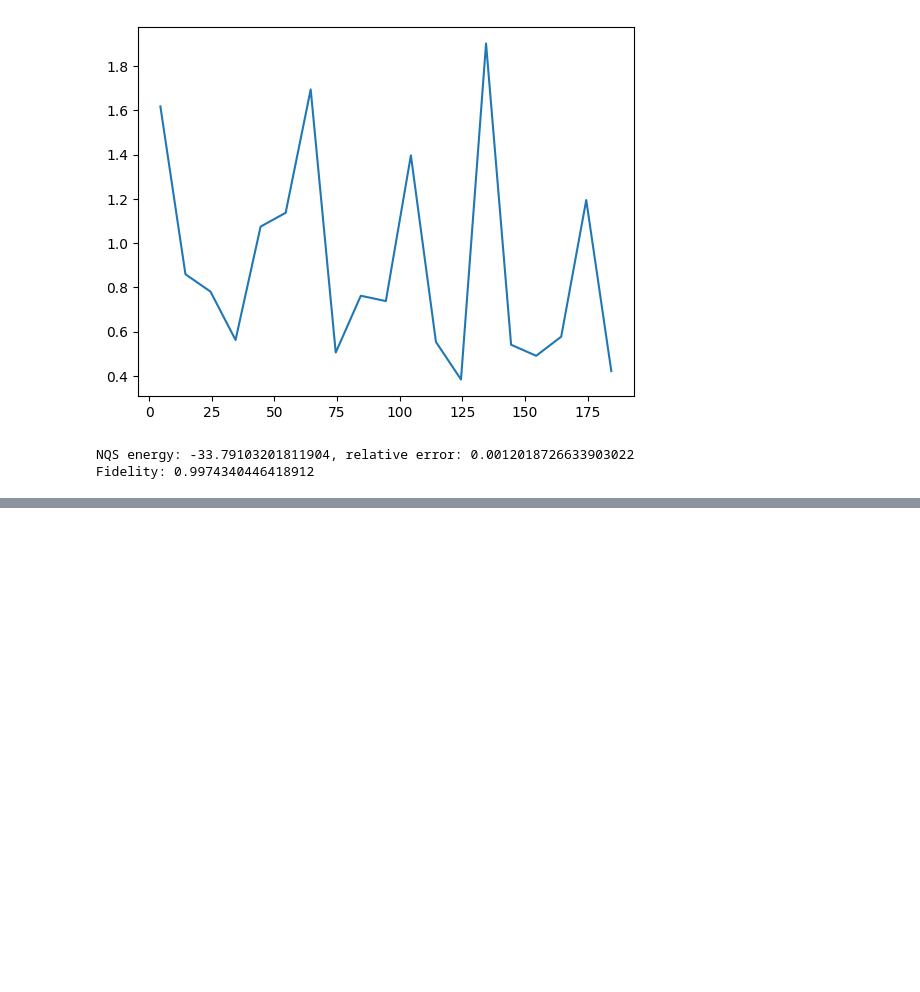
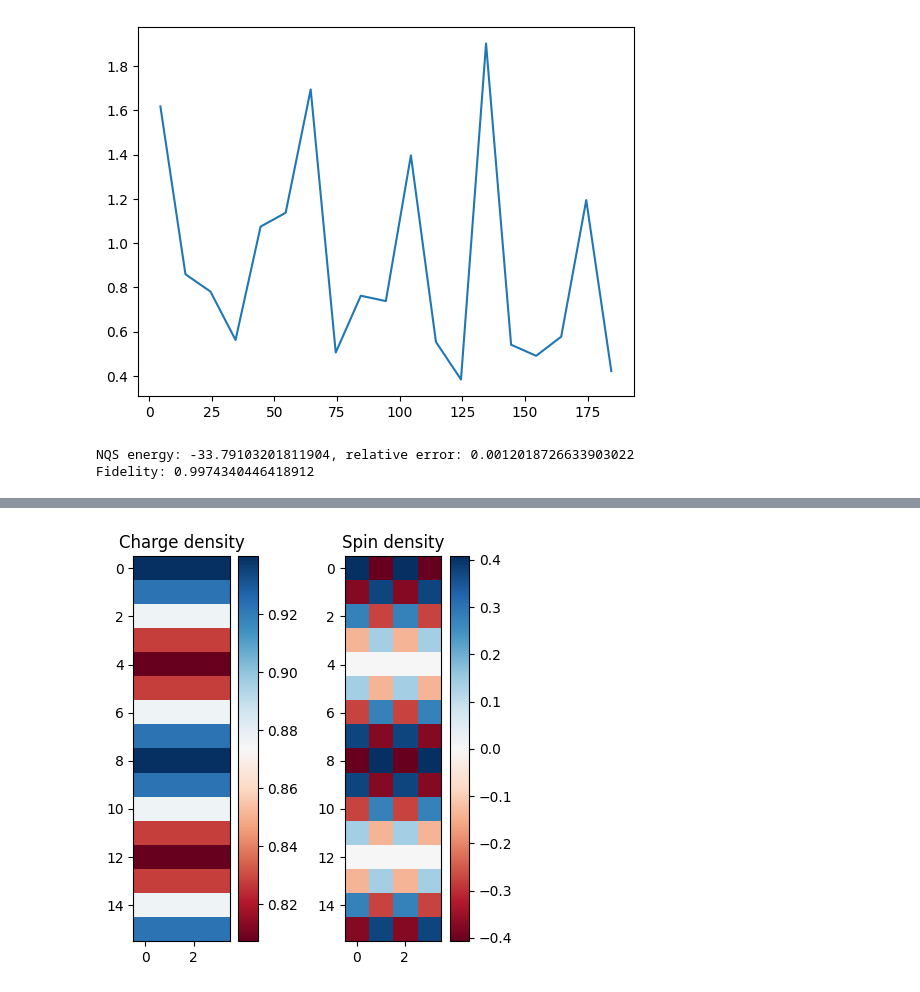
Before and after one commit to brandoncovert/NN_Discrete, a Jupyter notebook: archive/learning_quantax.ipynb, the cells around one changed output, grey strips where cells are left out. Drawn from its saved outputs; the diff is of its cells as text; code cells hidden in the pictures; blank space fills up the shorter version.

```diff
--- a/archive/learning_quantax.ipynb
+++ b/archive/learning_quantax.ipynb
@@ -282,0 +286,7 @@ Fidelity: 0.9974340446418912
+# %%
+from quantax.operator import annihilate_d, annihilate_u, number_d, number_u
+
+lattice = qtx.sites.Grid(
+    (16, 4), particle_type=qtx.PARTICLE_TYPE.spinful_fermion, Nparticles=56
+)
+N = lattice.Nsites
@@ -282,0 +335,26 @@ Fidelity: 0.9974340446418912
+# %%
+def charge(i):
+    return number_u(i) + number_d(i)
+
+
+def spin(i):
+    return number_u(i) - number_d(i)
+
+
+i = lattice.index_from_xyz[0, 4, 2]
+C = [det_state.expectation(charge(i)) for i in range(N)]
+C = jnp.asarray(C).reshape(lattice.shape[1:]).real
+S = [det_state.expectation(spin(i)) for i in range(N)]
+S = jnp.asarray(S).reshape(lattice.shape[1:]).real
+
+fig, axes = plt.subplots(1, 2, figsize=(5, 5))
+
+axes[0].set_title("Charge density")
+im = axes[0].imshow(C, cmap="RdBu")
+fig.colorbar(im, ax=axes[0])
+axes[1].set_title("Spin density")
+im = axes[1].imshow(S, cmap="RdBu")
+fig.colorbar(im, ax=axes[1])
+plt.show()
+# %% [output]
+[figure, added]
```
Also changed, not shown: parts of 14 cells of this notebook, 2 other files.
